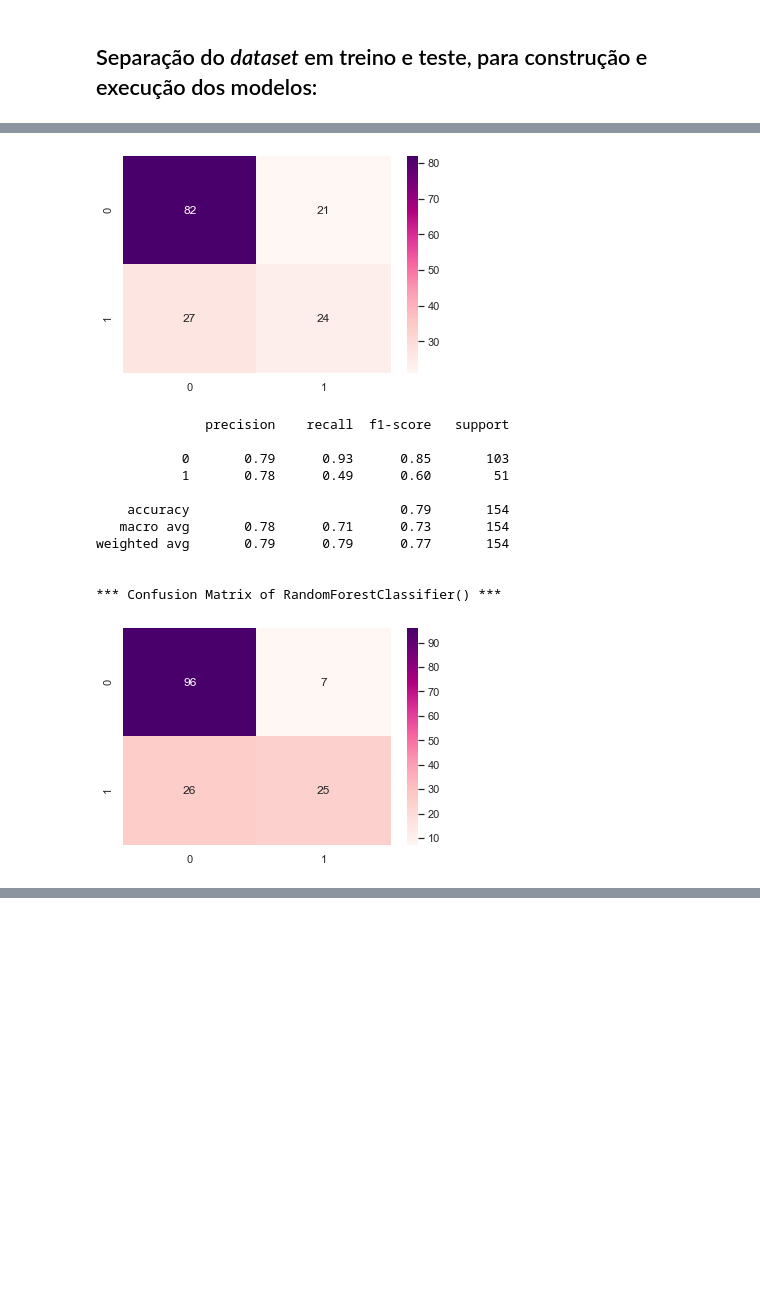
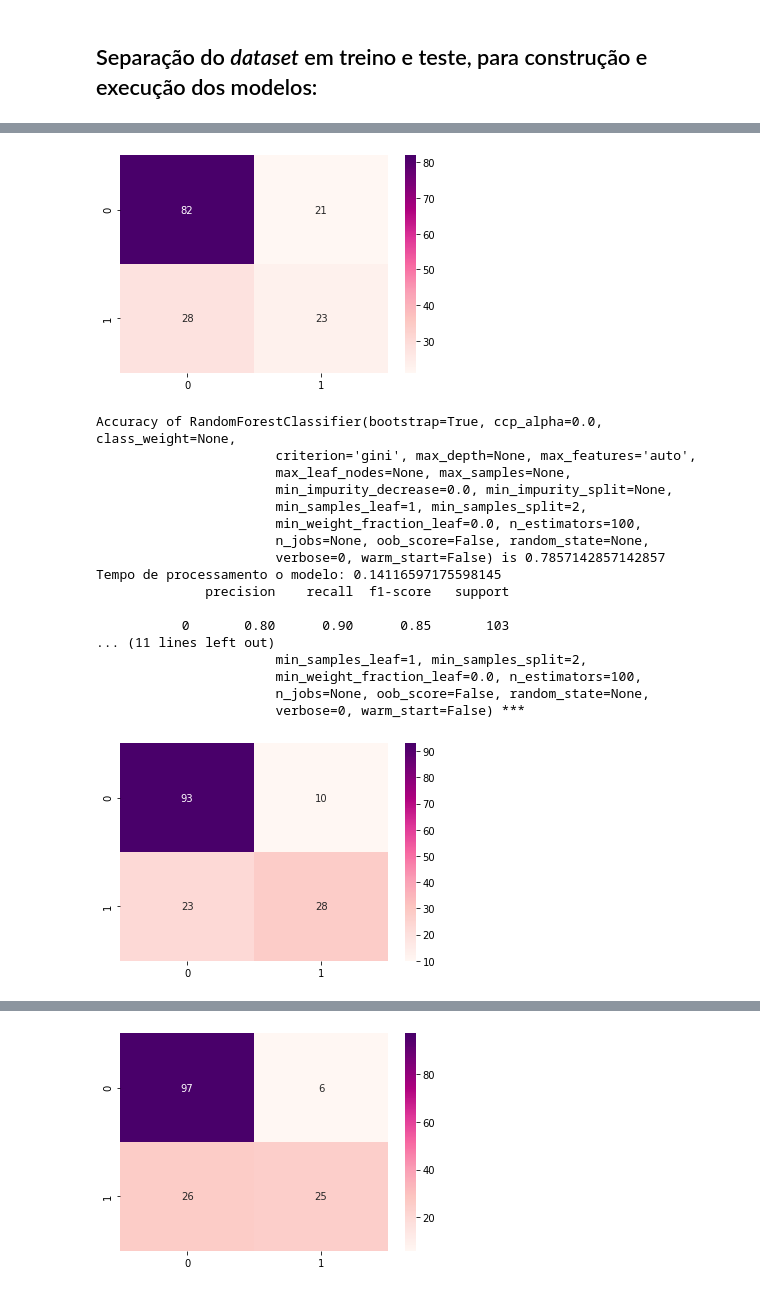
Before and after one commit to iuri-br/ML_Trabalho_Final, a Jupyter notebook: Diabetes_Iuri_Julio.ipynb, the cells around one changed output, grey strips where cells are left out. Cells and saved outputs as stored; diff of their text form; code cells hidden in the pictures; blank space fills up the shorter version.

```diff
--- a/Diabetes_Iuri_Julio.ipynb
+++ b/Diabetes_Iuri_Julio.ipynb
@@ -83,8 +80,7 @@ diabetes.describe()
 **Ponto de atenção:** As varíaveis **glicose, pressão sanguínea, espessura de pele e insulina possuem valores zerados**, o que não correspondem à realidade. Isso será tratado adiante.
 # %%
 # Verificação de quantas amostras no dataset são de pessoas com ou sem diabetes (Outcome = 1 ou 0):
-
-sns.set(style="darkgrid")
-sns.countplot(x=diabetes['Outcome']).set_title('Total de Amostras Sem e Com Diabetes (Outcome 0 e 1)')
+#sns.set(style="ticks")
+sns.countplot(y=diabetes['Outcome']).set_title('Total de Amostras Sem e Com Diabetes (Outcome 0 e 1)')
 # %% [output]
 Text(0.5, 1.0, 'Total de Amostras Sem e Com Diabetes (Outcome 0 e 1)')
@@ -269,0 +276,6 @@ X_train, X_test, y_train, y_test = train_test_split(X, y, test_size=0.2, random_
+# %%
+clf_tree=tree.DecisionTreeClassifier()
+parameters={'min_samples_split' : range(10,500,20),'max_depth': range(1,20,2)}
+clf=GridSearchCV(clf_tree,parameters)
+clf.fit(X_train, y_train)
+print(clf.best_params_)
@@ -270,28 +284,22 @@ X_train, X_test, y_train, y_test = train_test_split(X, y, test_size=0.2, random_
 # %%
-# Os modelos comentados foram utilizados a título de comparação, deixando disponíveis para
-# utilização futura no código:
+# Criando os modelos e adicionando-os a um array:
 classifiers = []
-
-#model1 = xgboost.XGBClassifier()
-#classifiers.append(model1)
 
 model1 = GaussianNB()
 classifiers.append(model1)
 
-#model2 = svm.SVC()
-#classifiers.append(model2)
+model2 = tree.DecisionTreeClassifier()
+classifiers.append(model2)
 
-model3 = tree.DecisionTreeClassifier()
+model3 = RandomForestClassifier()
 classifiers.append(model3)
 
-model4 = RandomForestClassifier()
+#Parametros definidos pelo GridSearchCV
+model4 = RandomForestClassifier(criterion = 'entropy', max_depth = 6, n_estimators = 200)
 classifiers.append(model4)
 
-#model5 = LinearDiscriminantAnalysis()
-#classifiers.append(model5)
-
-#model6 = KNeighborsClassifier(3)
-#classifiers.append(model6)
+model5 = tree.DecisionTreeClassifier(max_depth = 5, min_samples_split = 130)
+classifiers.append(model5)
 # %%
 # Exibindo o conteúdo do array:
 classifiers
@@ -300,17 +324,15 @@ classifiers
 # %%
 for clf in classifiers:
+    initial_time = time.time()
     clf.fit(X_train, y_train)
     y_pred = clf.predict(X_test)
-
-    # Considerando a utilização do "classification_report", a acurácia será comentada:
-    #acc = accuracy_score(y_test, y_pred)
-    #print("Accuracy of %s is %s"%(clf, acc))
+    tempo = time.time()-initial_time
+    acc = accuracy_score(y_test, y_pred)
+    print("Accuracy of %s is %s"%(clf, acc))
+    print("Tempo de processamento o modelo: {}".format(tempo))
 
     print(classification_report(y_test, y_pred))
-
     cm = confusion_matrix(y_test, y_pred)
-
-    #print("Confusion Matrix of %s is %s"%(clf, cm))
 
     print('\n*** Confusion Matrix of %s ***'%(clf))
     sns.heatmap(cm, annot=True, cmap='RdPu')
@@ -342,13 +372,19 @@ weighted avg       0.68      0.69      0.68       154
-[figure, old version]
+[figure, new version]
+Accuracy of RandomForestClassifier(bootstrap=True, ccp_alpha=0.0, class_weight=None,
+                       criterion='gini', max_depth=None, max_features='auto',
+                       max_leaf_nodes=None, max_samples=None,
+                       min_impurity_decrease=0.0, min_impurity_split=None,
+                       min_samples_leaf=1, min_samples_split=2,
+                       min_weight_fraction_leaf=0.0, n_estimators=100,
+                       n_jobs=None, oob_score=False, random_state=None,
+                       verbose=0, warm_start=False) is 0.7857142857142857
+Tempo de processamento o modelo: 0.14116597175598145
               precision    recall  f1-score   support
 
-           0       0.79      0.93      0.85       103
-           1       0.78      0.49      0.60        51
-
-    accuracy                           0.79       154
-   macro avg       0.78      0.71      0.73       154
-weighted avg       0.79      0.79      0.77       154
-
-
-*** Confusion Matrix of RandomForestClassifier() ***
+           0       0.80      0.90      0.85       103
+... (11 lines left out)
+                       min_samples_leaf=1, min_samples_split=2,
+                       min_weight_fraction_leaf=0.0, n_estimators=100,
+                       n_jobs=None, oob_score=False, random_state=None,
+                       verbose=0, warm_start=False) ***
-[figure, old version]
+[figure, new version]
@@ -354,0 +408 @@ weighted avg       0.79      0.79      0.77       154
+[figure, added]
```
Also changed, not shown: parts of 23 cells of this notebook.
